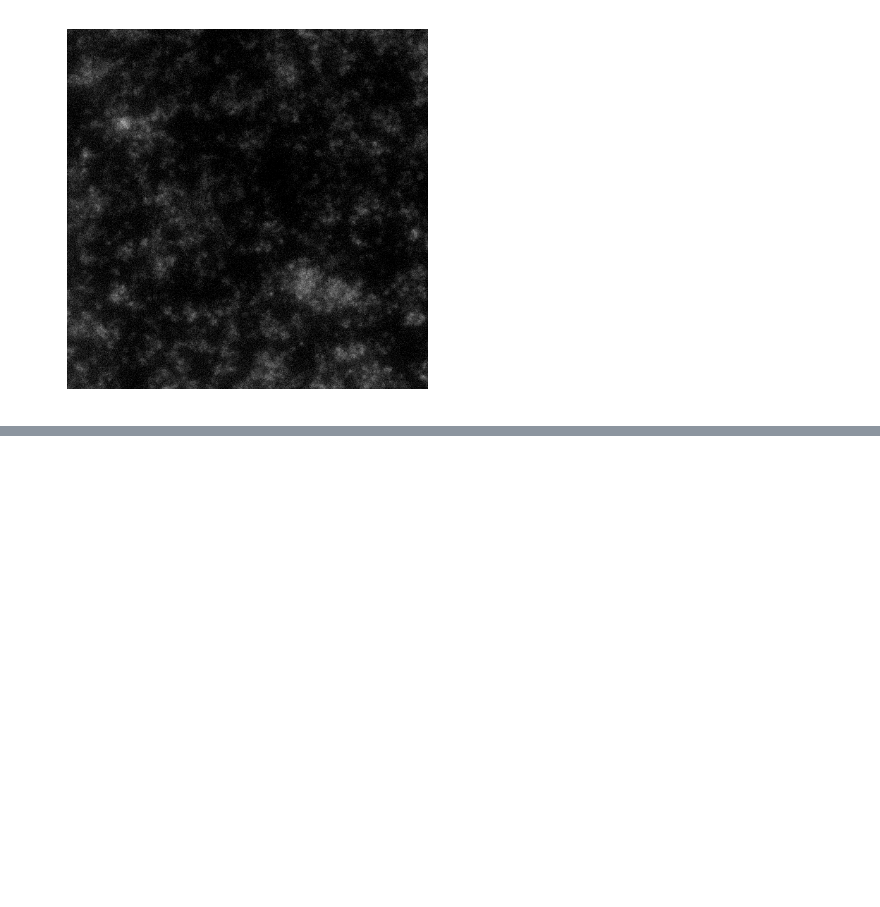
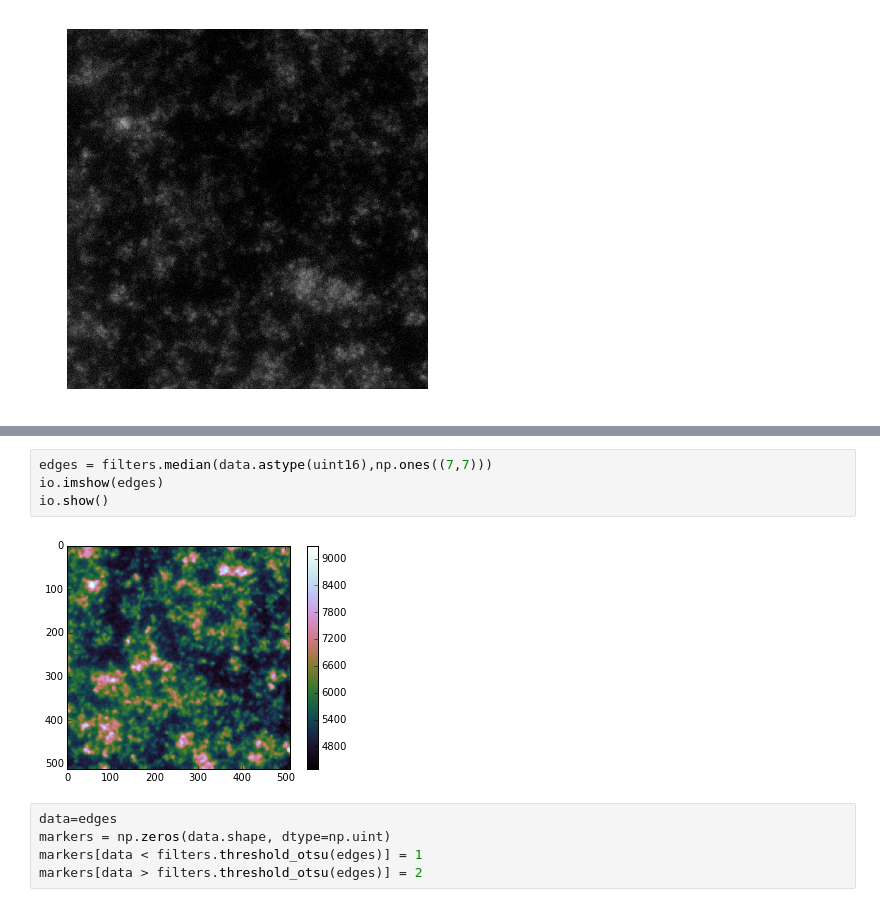
Before and after one commit to rraadd88/htsimaging, a Jupyter notebook: htsimaging/test_ana1_nd2csv.ipynb, the cells around one changed output, grey strips where cells are left out. Saved outputs shown, nothing was run; the diff lists cells and outputs as text; blank space fills up the shorter version.

```diff
--- a/htsimaging/test_ana1_nd2csv.ipynb
+++ b/htsimaging/test_ana1_nd2csv.ipynb
@@ -164,0 +170,11 @@ arrlist2vid(stb_arr_list,'demo2_stb.mp4')
+# %%
+edges = filters.median(data.astype(uint16),np.ones((7,7)))
+io.imshow(edges)
+io.show()
+# %% [output]
+[figure, added]
+# %%
+data=edges
+markers = np.zeros(data.shape, dtype=np.uint)
+markers[data < filters.threshold_otsu(edges)] = 1
+markers[data > filters.threshold_otsu(edges)] = 2
```
Also changed, not shown: parts of 9 cells of this notebook.
